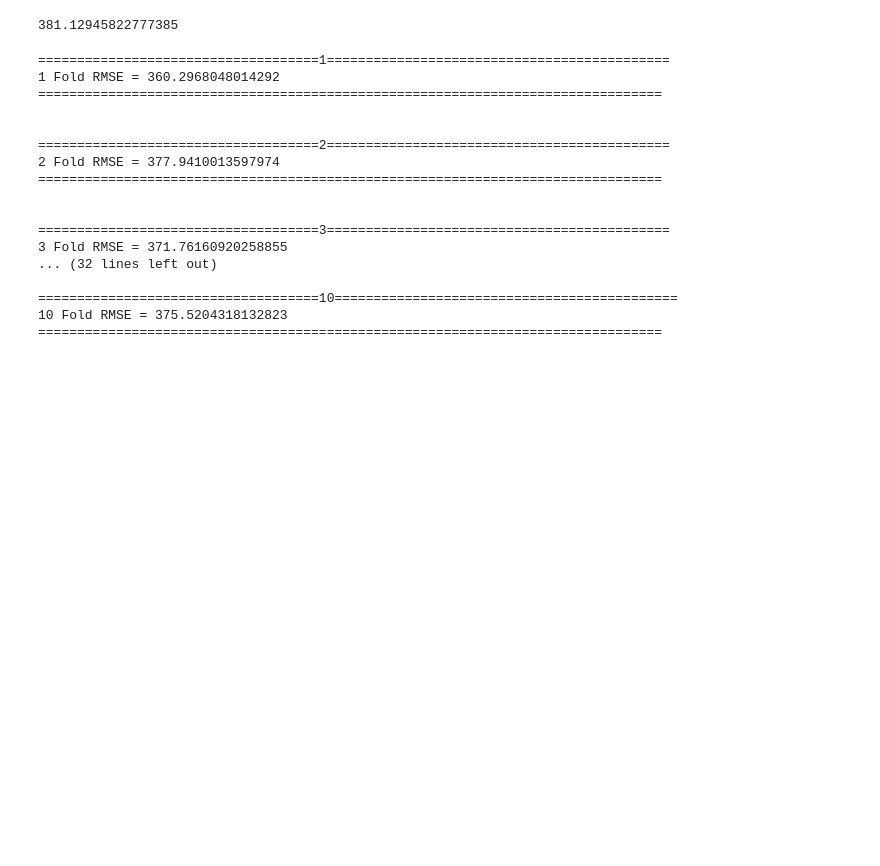
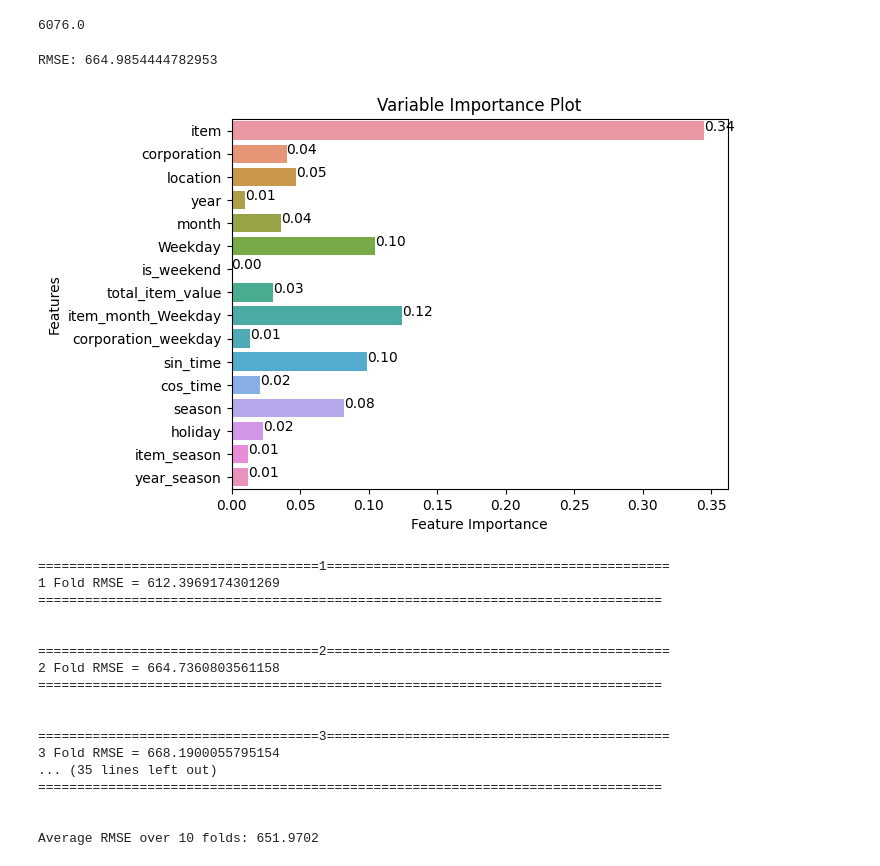
Before and after one commit to Myungbin/Jeju-Specialty-Price-Prediction, a Jupyter notebook: main.ipynb, the cells around one changed output. Cells and saved outputs as stored; diff of their text form; code cells hidden in the pictures; blank space fills up the shorter version.

Commit message:
Feat item feature / 내일 gate model 실험 예정

```diff
--- a/main.ipynb
+++ b/main.ipynb
@@ -42,20 +42,24 @@ def cyclical_feature(df, time=12):
 # %%
 train['year'] = train['timestamp'].apply(lambda x : int(x[0:4]))
 train['month'] = train['timestamp'].apply(lambda x : int(x[5:7]))
-train['day'] = train['timestamp'].apply(lambda x : int(x[8:10]))
+# train['day'] = train['timestamp'].apply(lambda x : int(x[8:10]))
 train['Weekday'] = pd.to_datetime(train['timestamp']).dt.weekday
 train['is_weekend'] = train['Weekday'].apply(lambda x: 1 if x >= 5 else 0)
 train['total_item_value'] = train['item']+train['corporation']+train['location']
-train['location_month'] = train['location'].astype(str) + "_" + train['month'].astype(str)
+train['item_month_Weekday'] = train['item'].astype(str) + "_" + train['month'].astype(str) + train['Weekday'].astype(str)
+train['corporation_weekday'] = train['corporation'].astype(str) + "_" + train['Weekday'].astype(str)
+
 cyclical_feature(train)
 
 test['year'] = test['timestamp'].apply(lambda x : int(x[0:4]))
 test['month'] = test['timestamp'].apply(lambda x : int(x[5:7]))
-test['day'] = test['timestamp'].apply(lambda x : int(x[8:10]))
+# test['day'] = test['timestamp'].apply(lambda x : int(x[8:10]))
 test['Weekday'] = pd.to_datetime(test['timestamp']).dt.weekday
 test['is_weekend'] = test['Weekday'].apply(lambda x: 1 if x >= 5 else 0)
 test['total_item_value'] = test['item']+test['corporation']+test['location']
-test['location_month'] = test['location'].astype(str) + "_" + test['month'].astype(str)
+test['item_month_Weekday'] = test['item'].astype(str) + "_" + test['month'].astype(str) + test['Weekday'].astype(str)
+test['corporation_weekday'] = test['corporation'].astype(str) + "_" + test['Weekday'].astype(str)
+
 cyclical_feature(test)
 
 
@@ -65,6 +69,12 @@ test['season'] = group_season(test)
 train['holiday'] = holiday(train)
 test['holiday'] = holiday(test)
 
+train['item_season'] = train['item'].astype(str) + "_" + train['season'].astype(str)
+test['item_season'] = test['item'].astype(str) + "_" + test['season'].astype(str)
+
+train['year_season'] = train['year'].astype(str) + "_" + train['season'].astype(str)
+test['year_season'] = test['year'].astype(str) + "_" + test['season'].astype(str)
+
 
 
 Q1 = train['price(원/kg)'].quantile(0.25)
@@ -72,8 +82,8 @@ Q3 = train['price(원/kg)'].quantile(0.75)
 IQR = Q3 - Q1
 
 lower_bound = Q1 - 1.5 * IQR
-upper_bound = Q3 + 1.5 * IQR
-
+upper_bound = Q3 + 3 * IQR
+print(upper_bound)
 train = train[(train['price(원/kg)'] >= lower_bound) & (train['price(원/kg)'] <= upper_bound)]
 
 
@@ -83,7 +93,8 @@ y = train['price(원/kg)']
 
 x_test = test.drop(columns=['ID', 'timestamp'])
 
-qual_col = ['item', 'corporation', 'location', 'season', 'holiday', 'total_item_value', 'location_month']
+qual_col = ['item', 'corporation', 'location', 'season', 'holiday', 'total_item_value',
+            'item_month_Weekday', 'corporation_weekday', 'item_season', 'year_season']
 
 for i in qual_col:
     le = LabelEncoder()
@@ -91,19 +102,31 @@ for i in qual_col:
     x_test[i]=le.transform(x_test[i])
 
 x_train, x_val, y_train, y_val = train_test_split(x, y, test_size=0.2, random_state=1103)
+# %% [output]
+6076.0
-# %%
-xgb = XGBRegressor()
-xgb.fit(x_train, y_train)
-xgb_pred = xgb.predict(x_val)
-rmse = mean_squared_error(y_val, xgb_pred, squared=False)
-rmse
-# %% [output]
-381.12945822777385
+# %%
+xgb = XGBRegressor()
+xgb.fit(x_train, y_train)
+xgb_pred = xgb.predict(x_val)
+rmse = mean_squared_error(y_val, xgb_pred, squared=False)
+print(f"RMSE: {rmse}")
+
+feature_importance = xgb.feature_importances_
+for index, value in enumerate(feature_importance):
+    plt.text(value, index, f'{value:.2f}')  # 소수점 둘째 자리까지 표시
+sns.barplot(x=feature_importance, y=x_train.columns)
+plt.xlabel('Feature Importance')
+plt.ylabel('Features')
+plt.title('Variable Importance Plot')
+plt.show()
+# %% [output]
+RMSE: 664.9854444782953
+[figure, added]
 # %%
 def cross_validate_models(folds, X, y, model):
 
     models = []
-
+    scores = []
     for idx, (train_idx, val_idx) in enumerate(folds):
         print(f'===================================={idx+1}============================================')
         x_train, x_val = X.iloc[train_idx], X.iloc[val_idx]
@@ -115,30 +138,34 @@ def cross_validate_models(folds, X, y, model):
         y_pred = model.predict(x_val)
         rmse = mean_squared_error(y_val, y_pred, squared=False)
         print(f"{idx + 1} Fold RMSE = {rmse}")
+
+        scores.append(rmse)
         models.append(model)
         print(f'================================================================================\n\n')
 
+    print(f"Average RMSE over {len(folds)} folds: {sum(scores)/len(folds):.4f}")
+
     return models
 
-model = XGBRegressor(n_estimators=10000)
-folds = list(KFold(n_splits=10, shuffle=True, random_state=1103).split(x, y))
+model = XGBRegressor(n_estimators=10000, random_state=1103)
+folds = list(StratifiedKFold(n_splits=10, shuffle=True, random_state=1103).split(x, y))
 models = cross_validate_models(folds, x, y, model)
 predictions = sum(model.predict(x_test) for model in models) / len(folds)
 # %% [output]
 ====================================1============================================
-1 Fold RMSE = 360.2968048014292
+1 Fold RMSE = 612.3969174301269
 ================================================================================
 
 
 ====================================2============================================
-2 Fold RMSE = 377.9410013597974
+2 Fold RMSE = 664.7360803561158
 ================================================================================
 
 
 ====================================3============================================
-3 Fold RMSE = 371.76160920258855
-... (32 lines left out)
+3 Fold RMSE = 668.1900055795154
+... (35 lines left out)
+================================================================================
 
-====================================10============================================
-10 Fold RMSE = 375.5204318132823
-================================================================================
+
+Average RMSE over 10 folds: 651.9702
```
Also changed, not shown: parts of 2 cells of this notebook, 10 other files.
